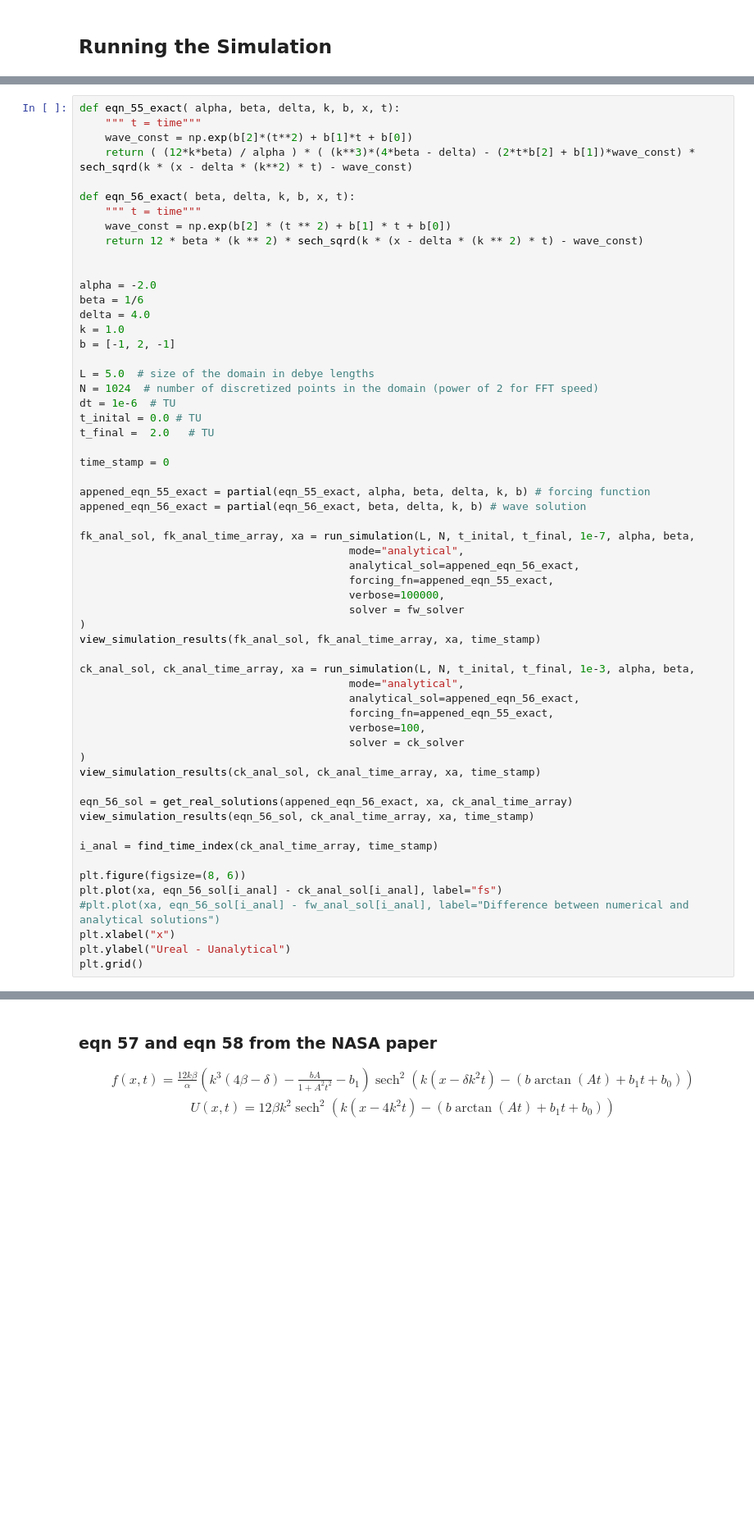
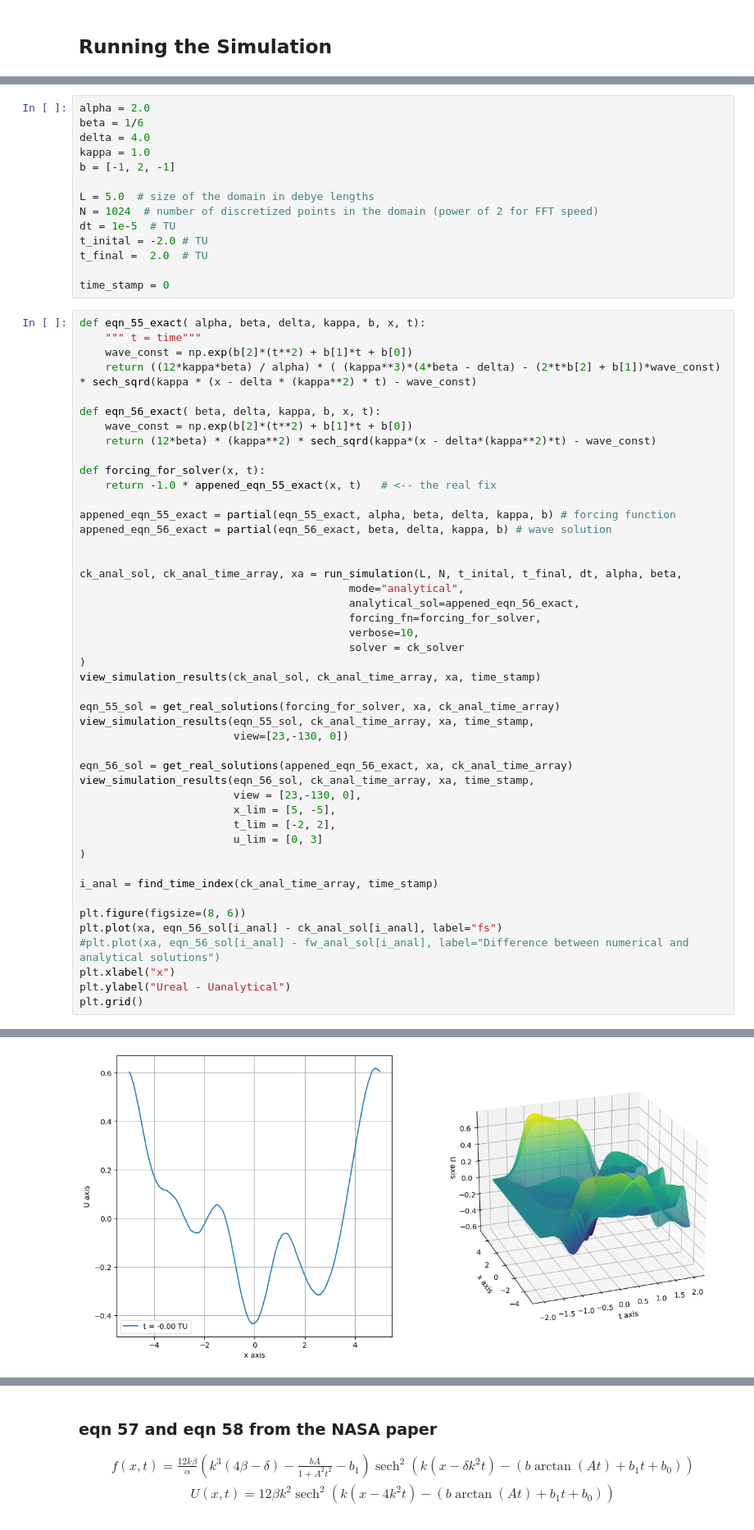
Before and after one commit to lsewards/Forced-kdv-plasma-solitons-simulation, a Jupyter notebook: Plasma soltion simulation.ipynb, the cells around one changed output, grey strips where cells are left out. Shown at 82% size. Drawn from its saved outputs; the diff is of its cells as text; blank space fills up the shorter version.

```diff
--- a/Plasma soltion simulation.ipynb
+++ b/Plasma soltion simulation.ipynb
@@ -335,55 +227,57 @@ f(x, t)=\frac{12 k \beta}{\alpha}\left(k^3(4 \beta-\delta)-\left(2 b_2 t+b_1\rig
 U(x, t)=12 \beta k^2 \operatorname{sech}^2\left(k\left(x-\delta k^2 t\right)-\exp \left(b_2 t^2+b_1 t+b_0\right)\right) \tag{56}
 \end{gather*}
 $$
+# %%
+alpha = 2.0
+beta = 1/6
+delta = 4.0
+kappa = 1.0
+b = [-1, 2, -1]
+
+L = 5.0  # size of the domain in debye lengths
+N = 1024  # number of discretized points in the domain (power of 2 for FFT speed)
+dt = 1e-5  # TU
+t_inital = -2.0 # TU
+t_final =  2.0  # TU
+
+time_stamp = 0
 # %%
-def eqn_55_exact( alpha, beta, delta, k, b, x, t):
+def eqn_55_exact( alpha, beta, delta, kappa, b, x, t):
     """ t = time"""
     wave_const = np.exp(b[2]*(t**2) + b[1]*t + b[0])
-    return ( (12*k*beta) / alpha ) * ( (k**3)*(4*beta - delta) - (2*t*b[2] + b[1])*wave_const) * sech_sqrd(k * (x - delta * (k**2) * t) - wave_const)
+    return ((12*kappa*beta) / alpha) * ( (kappa**3)*(4*beta - delta) - (2*t*b[2] + b[1])*wave_const) * sech_sqrd(kappa * (x - delta * (kappa**2) * t) - wave_const)
 
-def eqn_56_exact( beta, delta, k, b, x, t):
-    """ t = time"""
-    wave_const = np.exp(b[2] * (t ** 2) + b[1] * t + b[0])
-    return 12 * beta * (k ** 2) * sech_sqrd(k * (x - delta * (k ** 2) * t) - wave_const)
+def eqn_56_exact( beta, delta, kappa, b, x, t):
+    wave_const = np.exp(b[2]*(t**2) + b[1]*t + b[0])
+    return (12*beta) * (kappa**2) * sech_sqrd(kappa*(x - delta*(kappa**2)*t) - wave_const)
+
+def forcing_for_solver(x, t):
+    return -1.0 * appened_eqn_55_exact(x, t)   # <-- the real fix
+
+appened_eqn_55_exact = partial(eqn_55_exact, alpha, beta, delta, kappa, b) # forcing function
+appened_eqn_56_exact = partial(eqn_56_exact, beta, delta, kappa, b) # wave solution
 
 
-alpha = -2.0
-beta = 1/6
-delta = 4.0
-k = 1.0
-b = [-1, 2, -1]
-
-L = 5.0  # size of the domain in debye lengths
-N = 1024  # number of discretized points in the domain (power of 2 for FFT speed)
-dt = 1e-6  # TU
-t_inital = 0.0 # TU
-t_final =  2.0   # TU
-
-time_stamp = 0
-
-appened_eqn_55_exact = partial(eqn_55_exact, alpha, beta, delta, k, b) # forcing function
-appened_eqn_56_exact = partial(eqn_56_exact, beta, delta, k, b) # wave solution
-
-fk_anal_sol, fk_anal_time_array, xa = run_simulation(L, N, t_inital, t_final, 1e-7, alpha, beta,
+ck_anal_sol, ck_anal_time_array, xa = run_simulation(L, N, t_inital, t_final, dt, alpha, beta,
                                           mode="analytical",
                                           analytical_sol=appened_eqn_56_exact,
-                                          forcing_fn=appened_eqn_55_exact,
-                                          verbose=100000,
-                                          solver = fw_solver
-)
-view_simulation_results(fk_anal_sol, fk_anal_time_array, xa, time_stamp)
-
-ck_anal_sol, ck_anal_time_array, xa = run_simulation(L, N, t_inital, t_final, 1e-3, alpha, beta,
-                                          mode="analytical",
-                                          analytical_sol=appened_eqn_56_exact,
-                                          forcing_fn=appened_eqn_55_exact,
-                                          verbose=100,
+                                          forcing_fn=forcing_for_solver,
+                                          verbose=10,
                                           solver = ck_solver
 )
 view_simulation_results(ck_anal_sol, ck_anal_time_array, xa, time_stamp)
 
+eqn_55_sol = get_real_solutions(forcing_for_solver, xa, ck_anal_time_array)
+view_simulation_results(eqn_55_sol, ck_anal_time_array, xa, time_stamp,
+                        view=[23,-130, 0])
+
 eqn_56_sol = get_real_solutions(appened_eqn_56_exact, xa, ck_anal_time_array)
-view_simulation_results(eqn_56_sol, ck_anal_time_array, xa, time_stamp)
+view_simulation_results(eqn_56_sol, ck_anal_time_array, xa, time_stamp,
+                        view = [23,-130, 0],
+                        x_lim = [5, -5],
+                        t_lim = [-2, 2],
+                        u_lim = [0, 3]
+)
 
 i_anal = find_time_index(ck_anal_time_array, time_stamp)
 
@@ -393,3 +287,4 @@ plt.plot(xa, eqn_56_sol[i_anal] - ck_anal_sol[i_anal], label="fs")
 plt.xlabel("x")
 plt.ylabel("Ureal - Uanalytical")
 plt.grid()
+# %% [output]
@@ -395,0 +308 @@ plt.grid()
+[figure, added]
```
Also changed, not shown: parts of 16 cells of this notebook, 1 other file.
